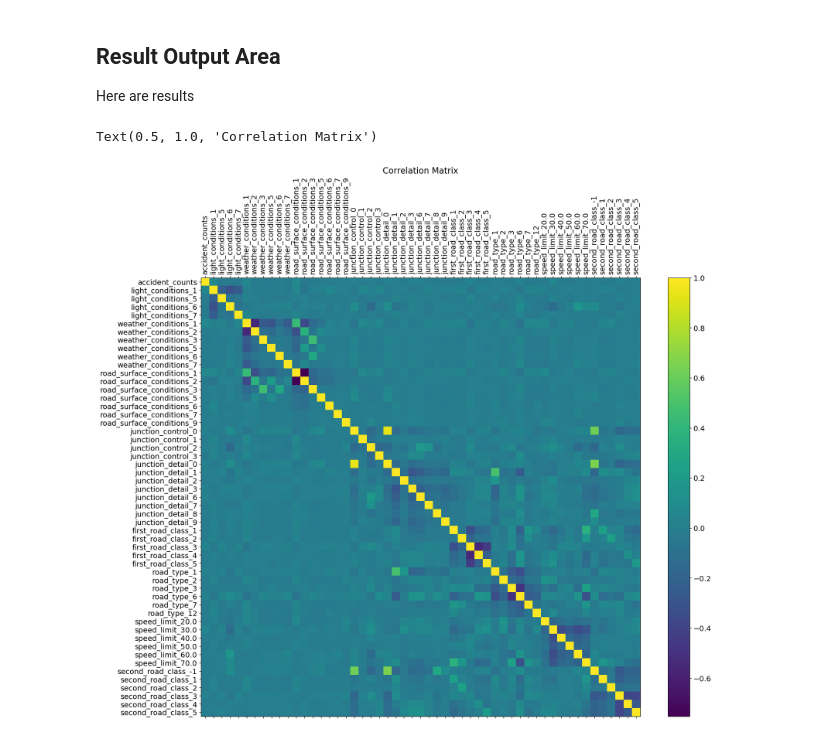
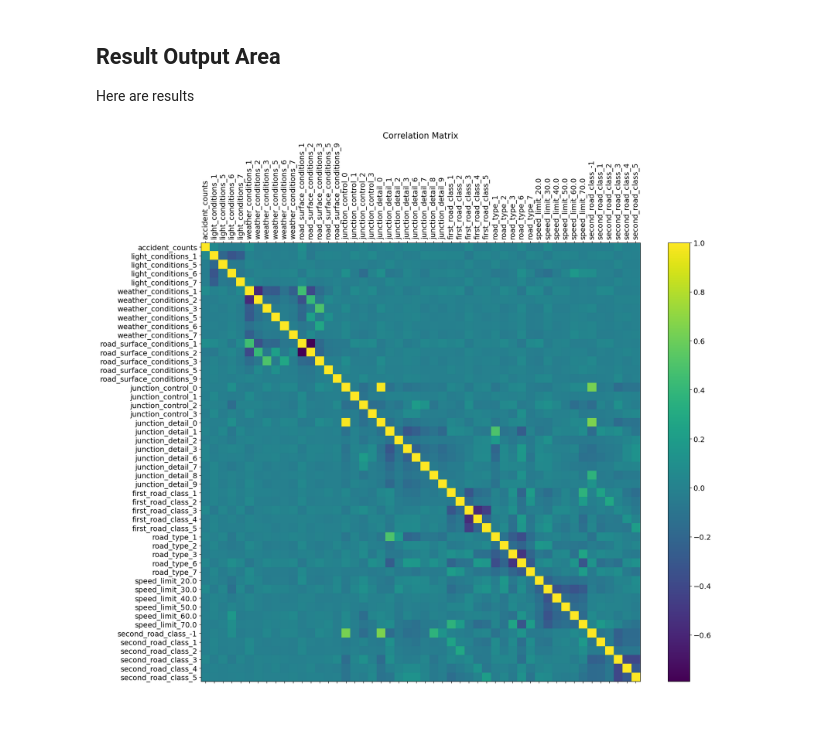
Before and after one commit to X-Fan-Jack/CASA05_quantitative_methods, a Jupyter notebook: qm_presentation_Multiple_Regression.ipynb, the cells around one changed output. Cells and saved outputs as stored; diff of their text form; code cells hidden in the pictures.

```diff
--- a/qm_presentation_Multiple_Regression.ipynb
+++ b/qm_presentation_Multiple_Regression.ipynb
@@ -188,3 +236,14 @@ Dropping: speed_limit_30.0
 # %%
 # build the model via VIF
 model_accident = sm.OLS(endog=accident_final[['accident_counts']], exog=sm.add_constant(df_predictors_selected_VIF)).fit()
+# %%
+# Get the Correlation Matrix by df
+def get_cm_by_df(df):
+    plt.rcParams["axes.grid"] = False
+    f = plt.figure(figsize=(19, 15))
+    plt.matshow(df.corr(), fignum=f.number)
+    plt.xticks(range(df.shape[1]), df.columns, fontsize=14, rotation=90)
+    plt.yticks(range(df.shape[1]), df.columns, fontsize=14)
+    cb = plt.colorbar()
+    cb.ax.tick_params(labelsize=14)
+    plt.title('Correlation Matrix', fontsize=16)
@@ -192,22 +362,13 @@ model_accident = sm.OLS(endog=accident_final[['accident_counts']], exog=sm.add_c
 ## Result Output Area
 
 Here are results
-# %%
-# the corelation matrix
-
-# draw the correalation matrix
-df = accident_final
-plt.rcParams["axes.grid"] = False
-f = plt.figure(figsize=(19, 15))
-plt.matshow(df.corr(), fignum=f.number)
-plt.xticks(range(df.shape[1]), df.columns, fontsize=14, rotation=90)
-plt.yticks(range(df.shape[1]), df.columns, fontsize=14)
-cb = plt.colorbar()
-cb.ax.tick_params(labelsize=14)
-plt.title('Correlation Matrix', fontsize=16)
-# %% [output]
-Text(0.5, 1.0, 'Correlation Matrix')
-[figure, removed]
+# %%
+# the corelation matrix
+
+# draw the correalation matrix
+get_cm_by_df(accident_final)
+# %% [output]
+[figure, added]
 # %%
 # the regression model
 model_accident.summary()
```
Also changed, not shown: parts of 19 cells of this notebook.
